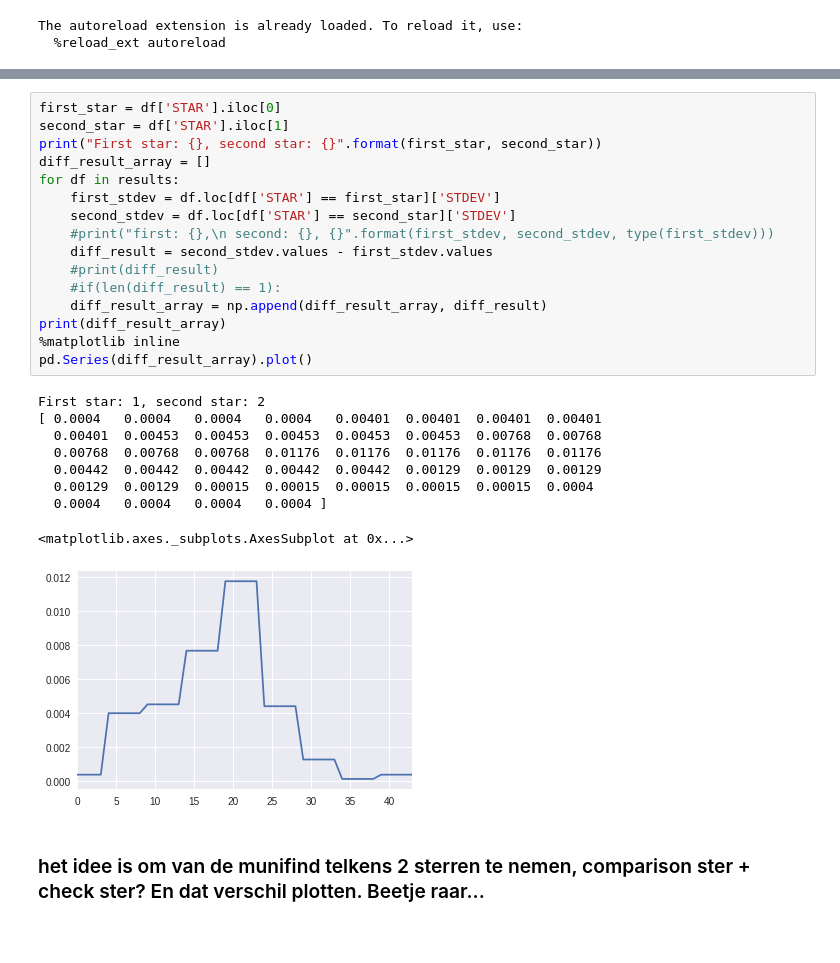
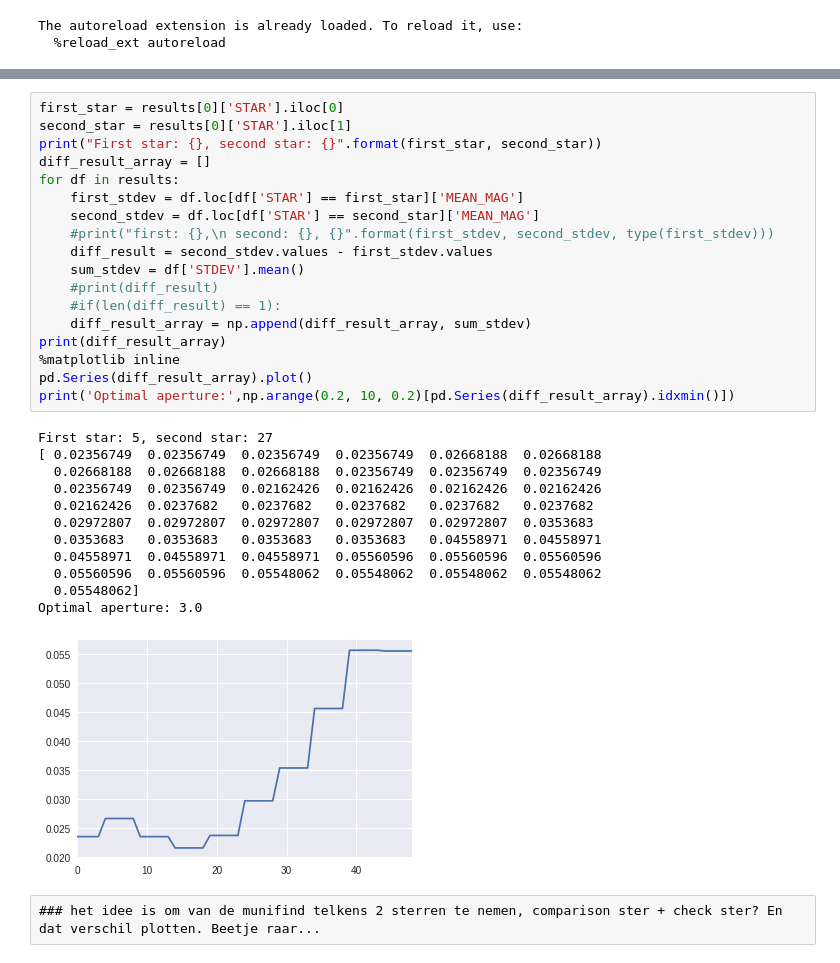
Before and after one commit to mrosseel/vast-automation, a Jupyter notebook: notebooks/aperture.ipynb, the cells around one changed output, grey strips where cells are left out. Cells and saved outputs as stored; diff of their text form; blank space fills up the shorter version.

Commit message:
Integrating aperture selection

```diff
--- a/notebooks/aperture.ipynb
+++ b/notebooks/aperture.ipynb
@@ -62,28 +62,33 @@ Comparison stars:        STAR  MEAN_MAG    STDEV  GOODPOINTS
 # %%
-first_star = df['STAR'].iloc[0]
-second_star = df['STAR'].iloc[1]
+first_star = results[0]['STAR'].iloc[0]
+second_star = results[0]['STAR'].iloc[1]
 print("First star: {}, second star: {}".format(first_star, second_star))
 diff_result_array = []
 for df in results:
-    first_stdev = df.loc[df['STAR'] == first_star]['STDEV']
-    second_stdev = df.loc[df['STAR'] == second_star]['STDEV']
+    first_stdev = df.loc[df['STAR'] == first_star]['MEAN_MAG']
+    second_stdev = df.loc[df['STAR'] == second_star]['MEAN_MAG']
     #print("first: {},\n second: {}, {}".format(first_stdev, second_stdev, type(first_stdev)))
     diff_result = second_stdev.values - first_stdev.values
+    sum_stdev = df['STDEV'].mean()
     #print(diff_result)
     #if(len(diff_result) == 1):
-    diff_result_array = np.append(diff_result_array, diff_result)
+    diff_result_array = np.append(diff_result_array, sum_stdev)
 print(diff_result_array)
 %matplotlib inline
 pd.Series(diff_result_array).plot()
+print('Optimal aperture:',np.arange(0.2, 10, 0.2)[pd.Series(diff_result_array).idxmin()])
 # %% [output]
-First star: 1, second star: 2
-[ 0.0004   0.0004   0.0004   0.0004   0.00401  0.00401  0.00401  0.00401
-  0.00401  0.00453  0.00453  0.00453  0.00453  0.00453  0.00768  0.00768
-  0.00768  0.00768  0.00768  0.01176  0.01176  0.01176  0.01176  0.01176
-  0.00442  0.00442  0.00442  0.00442  0.00442  0.00129  0.00129  0.00129
-  0.00129  0.00129  0.00015  0.00015  0.00015  0.00015  0.00015  0.0004
-  0.0004   0.0004   0.0004   0.0004 ]
+First star: 5, second star: 27
+[ 0.02356749  0.02356749  0.02356749  0.02356749  0.02668188  0.02668188
+  0.02668188  0.02668188  0.02668188  0.02356749  0.02356749  0.02356749
+  0.02356749  0.02356749  0.02162426  0.02162426  0.02162426  0.02162426
+  0.02162426  0.0237682   0.0237682   0.0237682   0.0237682   0.0237682
+  0.02972807  0.02972807  0.02972807  0.02972807  0.02972807  0.0353683
+  0.0353683   0.0353683   0.0353683   0.0353683   0.04558971  0.04558971
+  0.04558971  0.04558971  0.04558971  0.05560596  0.05560596  0.05560596
+  0.05560596  0.05560596  0.05548062  0.05548062  0.05548062  0.05548062
+  0.05548062]
+Optimal aperture: 3.0
-<matplotlib.axes._subplots.AxesSubplot at 0x...>
-[figure, old version]
+[figure, new version]
-# %% [markdown]
-### het idee is om van de munifind telkens 2 sterren te nemen, comparison ster + check ster? En dat verschil plotten. Beetje raar...
+# %% [raw]
+### het idee is om van de munifind telkens 2 sterren te nemen, comparison ster + check ster? En dat verschil plotten. Beetje raar...
```
Also changed, not shown: parts of 2 cells of this notebook, 3 other files.
